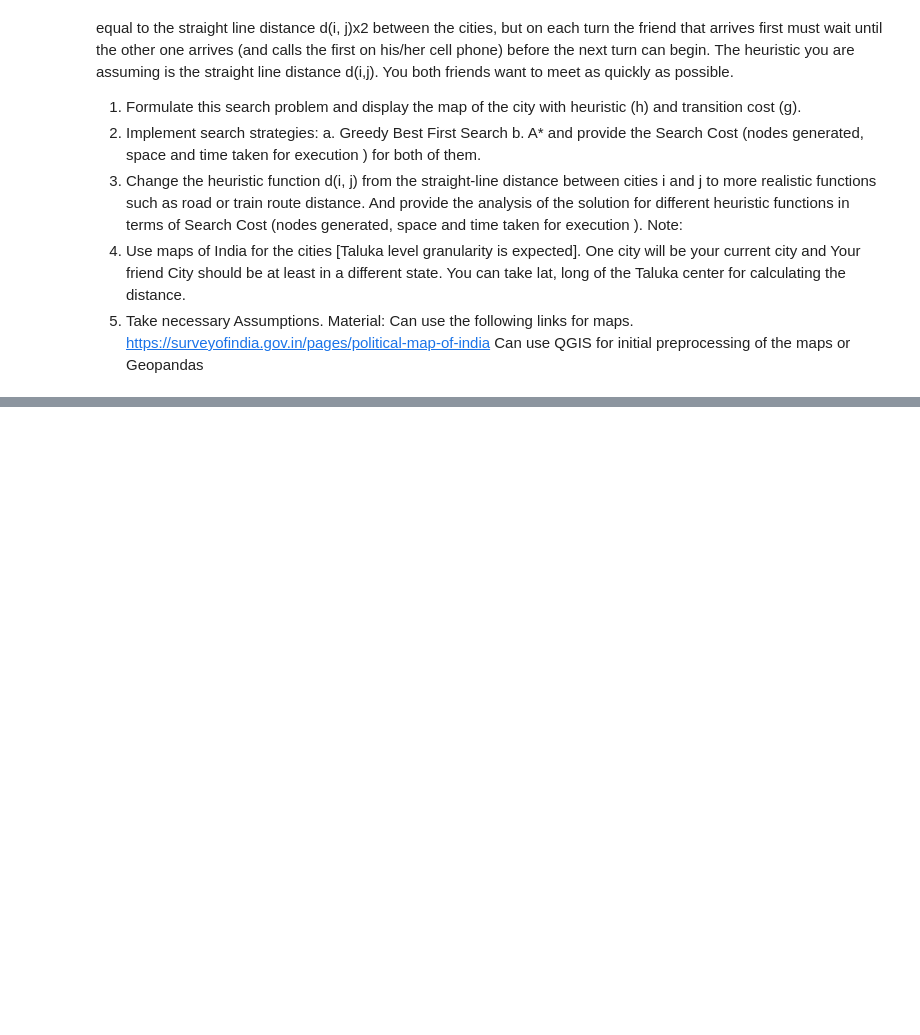
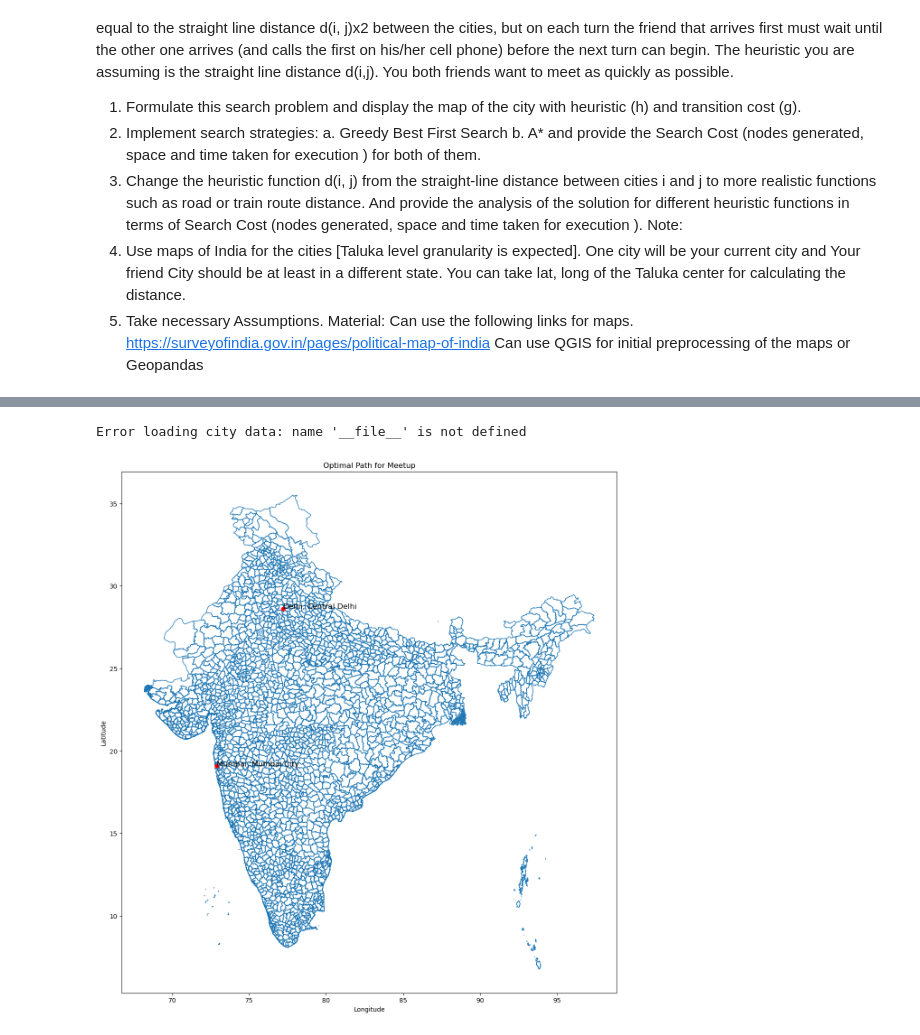
Before and after one commit to mahanteshimath/AI_ASSIGNMENT1, a Jupyter notebook: Python_Code/AI_ASSGNMENT1.ipynb, the cells around one changed output, grey strips where cells are left out. Cells and saved outputs as stored; diff of their text form; code cells hidden in the pictures; blank space fills up the shorter version.

```diff
--- a/Python_Code/AI_ASSGNMENT1.ipynb
+++ b/Python_Code/AI_ASSGNMENT1.ipynb
@@ -1821,0 +1122,72 @@ CSV file created successfully with 585 records
+# %%
+import heapq
+import geopandas as gpd
+import matplotlib.pyplot as plt
+
+def haversine_distance(lat1, lon1, lat2, lon2):
+    """Calculate the great circle distance between two points in kilometers."""
+    lat1, lon1, lat2, lon2 = map(radians, [lat1, lon1, lat2, lon2])
+    dlat = lat2 - lat1
+    dlon = lon2 - lon1
+    a = sin(dlat/2)**2 + cos(lat1)*cos(lat2)* sin(dlon/2)**2
+    c = 2 * asin(sqrt(a))
+    r = 6371  # Radius of Earth in kilometers
+    return c * r
+
+def a_star_search(start_city, end_city, cities, neighbors):
+    def heuristic(current, goal):
+        return haversine_distance(cities[current]["lat"], cities[current]["lon"],
+                                  cities[goal]["lat"], cities[goal]["lon"])
+
+    def get_path_cost(path):
+        cost = 0
+        for i in range(len(path)-1):
+            cost += haversine_distance(cities[path[i]]["lat"], cities[path[i]]["lon"],
+                                       cities[path[i+1]]["lat"], cities[path[i+1]]["lon"]) * 2
+        return cost
+
+    frontier = [(0, 0, [start_city])]  # (f_score, g_score, path)
+    visited = set()
+    while frontier:
+        f_score, g_score, current_path = heapq.heappop(frontier)
+        current_city = current_path[-1]
+        if current_city == end_city:
+            return current_path, get_path_cost(current_path)
+        if current_city in visited:
+            continue
+        visited.add(current_city)
+        for next_city in neighbors[current_city]:
+            if next_city not in visited:
+                new_path = current_path + [next_city]
+                new_g_score = get_path_cost(new_path)
+                new_f_score = new_g_score + heuristic(next_city, end_city)
+                heapq.heappush(frontier, (new_f_score, new_g_score, new_path))
+    return None, None
+
+# Load city data
+cities, neighbors = load_city_data()
+
+# Define start and end cities
+start_city = "Delhi, Central Delhi"
+end_city = "Mumbai, Mumbai City"
+
+# Run A* search
+path, total_cost = a_star_search(start_city, end_city, cities, neighbors)
+
+# Display the map with heuristic and transition cost
+def plot_map(path, cities, taluka_gdf):
+    fig, ax = plt.subplots(1, 1, figsize=(15, 15))
+    taluka_gdf.boundary.plot(ax=ax, linewidth=1)
+    for city in path:
+        city_info = cities[city]
+        plt.plot(city_info["lon"], city_info["lat"], 'ro')
+        plt.text(city_info["lon"], city_info["lat"], city, fontsize=12)
+    plt.title("Optimal Path for Meetup")
+    plt.xlabel("Longitude")
+    plt.ylabel("Latitude")
+    plt.show()
+
+plot_map(path, cities, taluka_gdf)
+# %% [output]
+Error loading city data: name '__file__' is not defined
+[figure, added]
```
Also changed, not shown: parts of 26 cells of this notebook, 4 other files.
